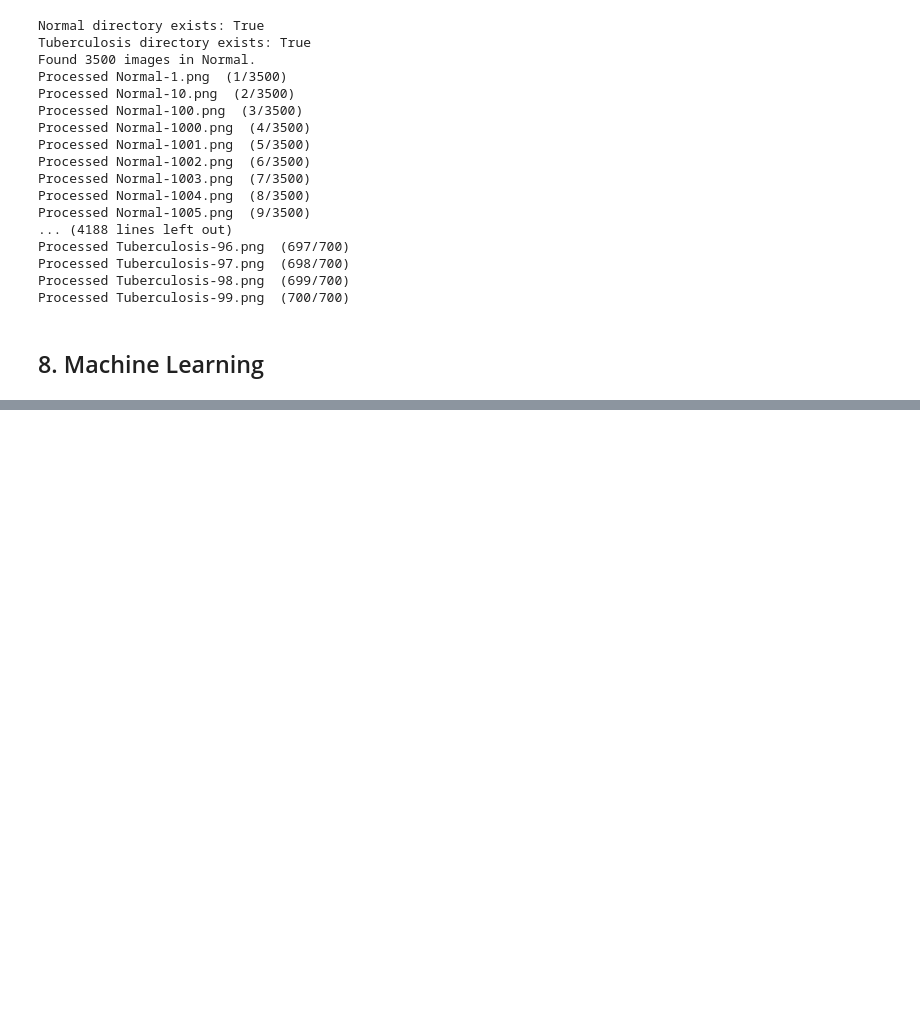
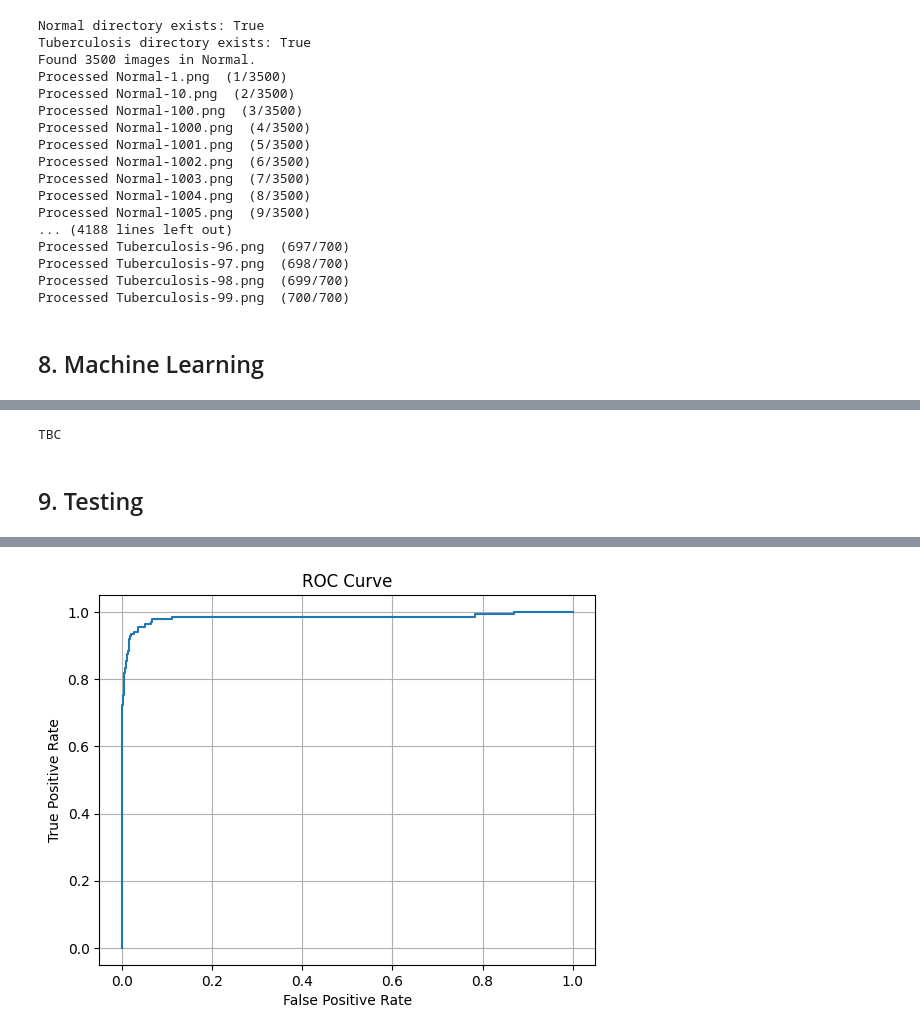
Before and after one commit to Plumz17/PCD_FinalProject, a Jupyter notebook: PCD_FinalProject.ipynb, the cells around one changed output, grey strips where cells are left out. Drawn from its saved outputs; the diff is of its cells as text; code cells hidden in the pictures; blank space fills up the shorter version.

```diff
--- a/PCD_FinalProject.ipynb
+++ b/PCD_FinalProject.ipynb
@@ -315,0 +355,72 @@ Processed Tuberculosis-99.png  (700/700)
+# %%
+## Test on an Image
+import os
+import cv2
+import joblib
+
+model_path = "model.pkl"
+filename = "test.png"
+model = joblib.load(model_path)
+
+# Read image
+img = cv2.imread(filename)
+img = cv2.cvtColor(img, cv2.COLOR_BGR2GRAY)
+img = cv2.resize(img, (512, 512))
+feature_vector = process_and_get_vector(img)
+prediction = model.predict([feature_vector])
+if (prediction == 1):
+    print("TBC")
+else:
+    print("Normal")
+# %% [output]
+TBC
+# %% [markdown]
+## 9. Testing
+# %%
+from sklearn.metrics import (
+    confusion_matrix,
+    precision_score,
+    recall_score,
+    f1_score,
+    classification_report,
+    roc_auc_score,
+    roc_curve
+)
+import matplotlib.pyplot as plt
+
+# Predictions
+y_pred = model.predict(X_test)
+
+print("Accuracy:", accuracy_score(y_test, y_pred))
+
+# 1. Confusion Matrix
+cm = confusion_matrix(y_test, y_pred)
+print("\nConfusion Matrix:\n", cm)
+
+# 2. Precision, Recall, F1
+precision = precision_score(y_test, y_pred)
+recall = recall_score(y_test, y_pred)
+f1 = f1_score(y_test, y_pred)
+
+print("\nPrecision:", precision)
+print("Recall:", recall)
+print("F1 Score:", f1)
+
+# 3. Classification Report
+print("\nClassification Report:\n")
+print(classification_report(y_test, y_pred))
+
+# 4. ROC-AUC Score
+y_proba = model.predict_proba(X_test)[:, 1]  # Probability of class 1
+auc = roc_auc_score(y_test, y_proba)
+print("ROC-AUC Score:", auc)
+
+# 5. OPTIONAL: Plot ROC Curve
+fpr, tpr, thresholds = roc_curve(y_test, y_proba)
+plt.plot(fpr, tpr)
+plt.xlabel("False Positive Rate")
+plt.ylabel("True Positive Rate")
+plt.title("ROC Curve")
+plt.grid()
+plt.show()
+# %% [output]
@@ -315,0 +444 @@ Processed Tuberculosis-99.png  (700/700)
+[figure, added]
```
Also changed, not shown: parts of 2 cells of this notebook.
